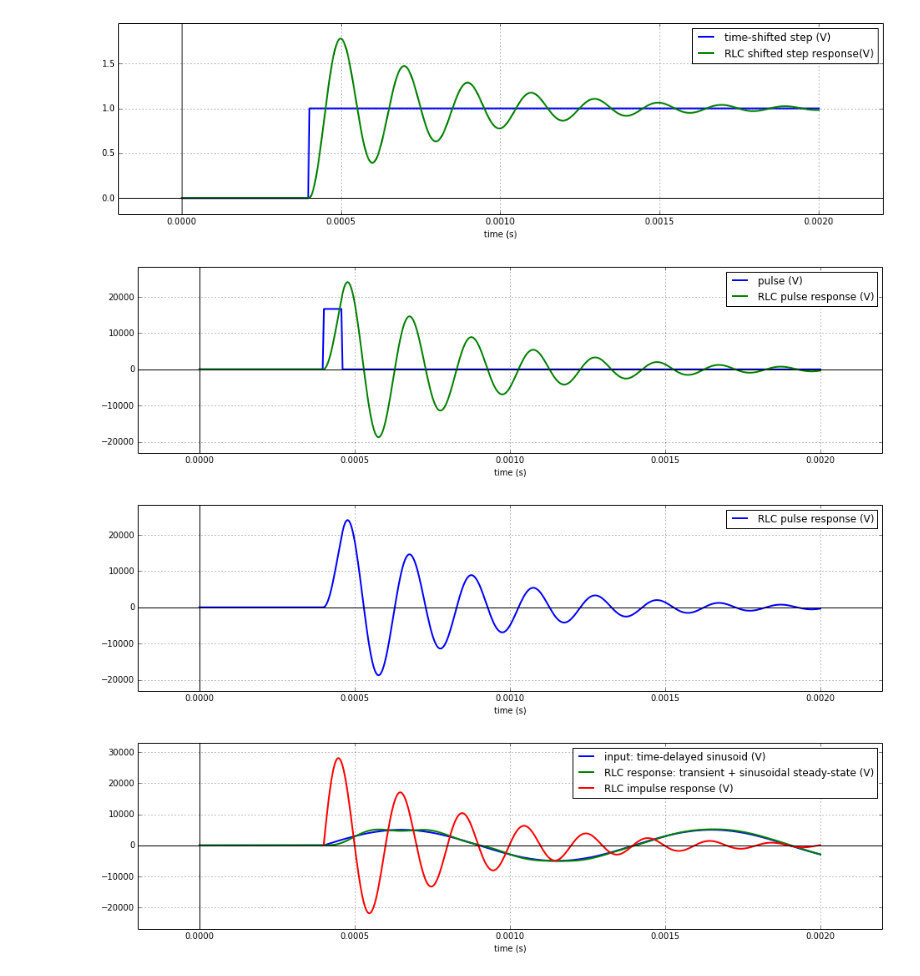
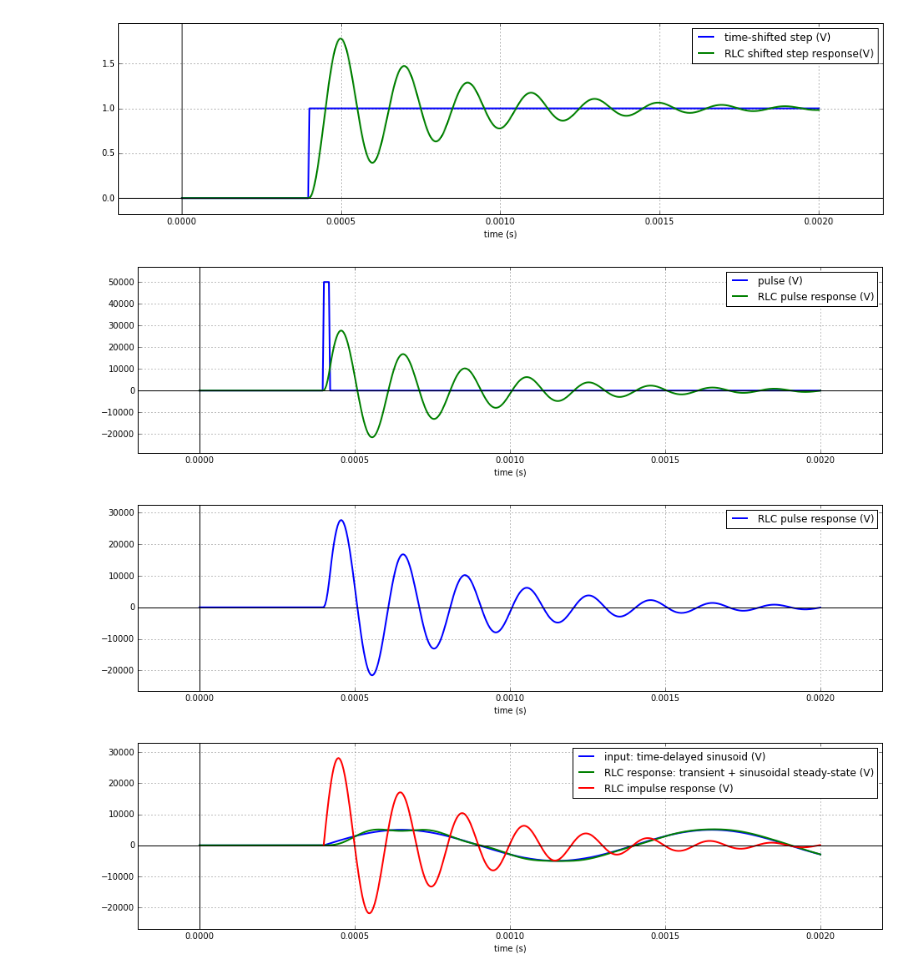
Before and after one commit to youralien/SigSys, a Jupyter notebook: System characterization.ipynb, the cells around one changed output. Drawn from its saved outputs; the diff is of its cells as text; code cells hidden in the pictures.

```diff
--- a/System characterization.ipynb
+++ b/System characterization.ipynb
@@ -55,20 +60,20 @@ timeplot(t,y,label=sys_string+' shifted step response(V)')#BUG: plot dissapears
 # %%
 #create a unit area pulse
 x = np.zeros(len(t))
-pulse_width=.03*t[-1]#pulse width in fractions of t_step
+pulse_width=.01*t[-1]#pulse width in fractions of t_step
 pulse_start=t[-1]/5#delay by a fifth of the end time of t_step
 x[np.logical_and(t>pulse_start,t<pulse_width+pulse_start)] = 1./pulse_width
 
 _t,y,state=signal.lsim(sys,x,t)
 
 timeplot(t,x,label='pulse (V)')
 timeplot(t,y,label=sys_string+' pulse response (V)')
 # %% [output]
-[figure, old version]
+[figure, new version]
 # %%
 timeplot(t,y,label=sys_string+' pulse response (V)')#plot only the pulse response in case their scale is very different
 # %% [output]
-[figure, old version]
+[figure, new version]
 # %%
 x=np.zeros(len(t))
 delay=t[-1]/5
```
Also changed, not shown: parts of 6 cells of this notebook.
